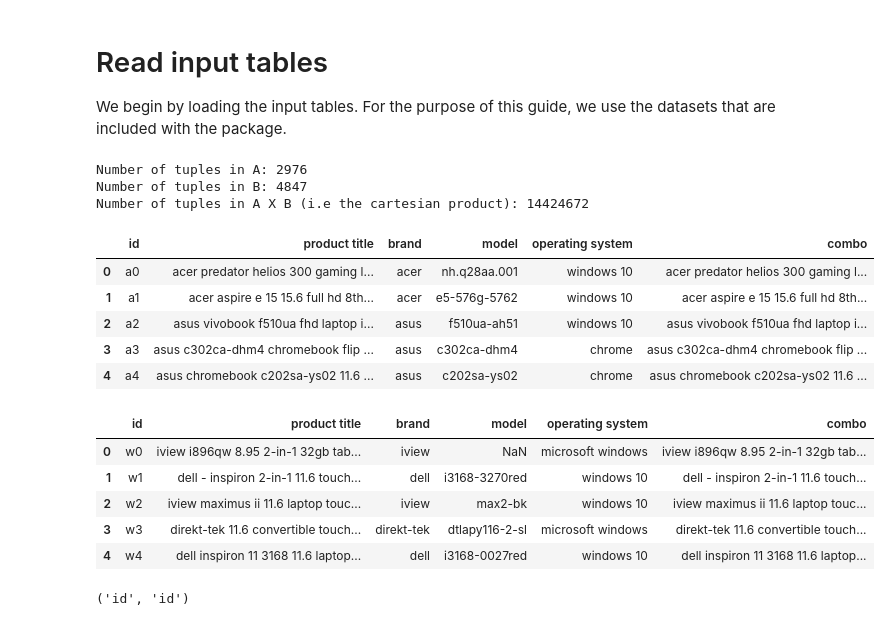
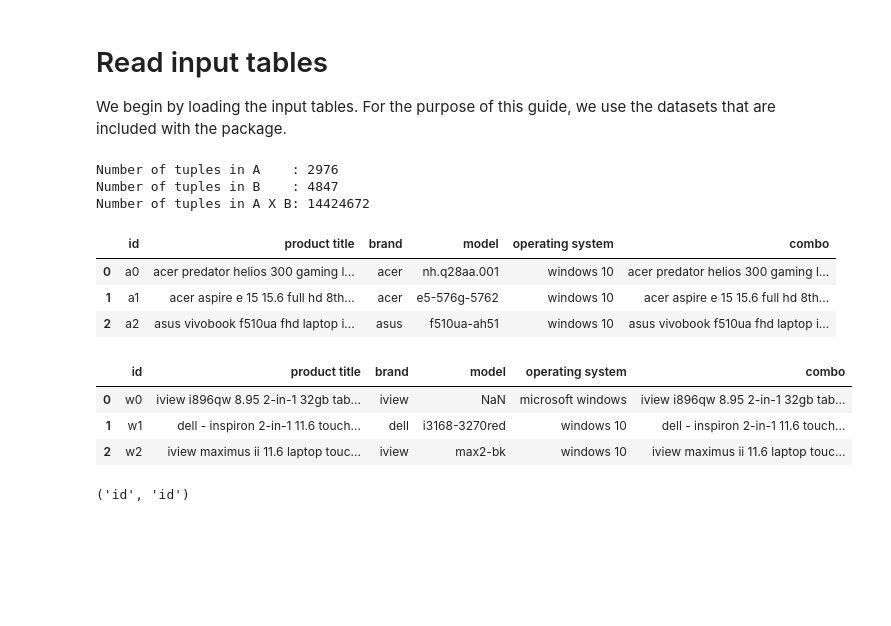
Before and after one commit to dliangsta/CS839-project, a Jupyter notebook: stage-3/notebook.ipynb, the cells around one changed output. Drawn from its saved outputs; the diff is of its cells as text; code cells hidden in the pictures; blank space fills up the shorter version.

```diff
--- a/stage-3/notebook.ipynb
+++ b/stage-3/notebook.ipynb
@@ -42,31 +34,27 @@ path_B = 'data/walmart_products.csv'
 A = em.read_csv_metadata(path_A, key='id')
 B = em.read_csv_metadata(path_B, key='id')
 # %%
-print('Number of tuples in A: ' + str(len(A)))
-print('Number of tuples in B: ' + str(len(B)))
-print('Number of tuples in A X B (i.e the cartesian product): ' + str(len(A)*len(B)))
+print('Number of tuples in A    : ' + str(len(A)))
+print('Number of tuples in B    : ' + str(len(B)))
+print('Number of tuples in A X B: ' + str(len(A)*len(B)))
 # %% [output]
-Number of tuples in A: 2976
-Number of tuples in B: 4847
-Number of tuples in A X B (i.e the cartesian product): 14424672
+Number of tuples in A    : 2976
+Number of tuples in B    : 4847
+Number of tuples in A X B: 14424672
 # %%
-A.head()
+A.head(3)
 # %% [output]
 |  | id | product title | brand | model | operating system | combo |
 | 0 | a0 | acer predator helios 300 gaming l... | acer | nh.q28aa.001 | windows 10 | acer predator helios 300 gaming l... |
 | 1 | a1 | acer aspire e 15 15.6 full hd 8th... | acer | e5-576g-5762 | windows 10 | acer aspire e 15 15.6 full hd 8th... |
 | 2 | a2 | asus vivobook f510ua fhd laptop i... | asus | f510ua-ah51 | windows 10 | asus vivobook f510ua fhd laptop i... |
-| 3 | a3 | asus c302ca-dhm4 chromebook flip ... | asus | c302ca-dhm4 | chrome | asus c302ca-dhm4 chromebook flip ... |
-| 4 | a4 | asus chromebook c202sa-ys02 11.6 ... | asus | c202sa-ys02 | chrome | asus chromebook c202sa-ys02 11.6 ... |
 # %%
-B.head()
+B.head(3)
 # %% [output]
 |  | id | product title | brand | model | operating system | combo |
 | 0 | w0 | iview i896qw 8.95 2-in-1 32gb tab... | iview | NaN | microsoft windows | iview i896qw 8.95 2-in-1 32gb tab... |
 | 1 | w1 | dell - inspiron 2-in-1 11.6 touch... | dell | i3168-3270red | windows 10 | dell - inspiron 2-in-1 11.6 touch... |
 | 2 | w2 | iview maximus ii 11.6 laptop touc... | iview | max2-bk | windows 10 | iview maximus ii 11.6 laptop touc... |
-| 3 | w3 | direkt-tek 11.6 convertible touch... | direkt-tek | dtlapy116-2-sl | microsoft windows | direkt-tek 11.6 convertible touch... |
-| 4 | w4 | dell inspiron 11 3168 11.6 laptop... | dell | i3168-0027red | windows 10 | dell inspiron 11 3168 11.6 laptop... |
 # %%
 # Display the keys of the input tables
 em.get_key(A), em.get_key(B)
```
Also changed, not shown: parts of 13 cells of this notebook, 4 other files.
